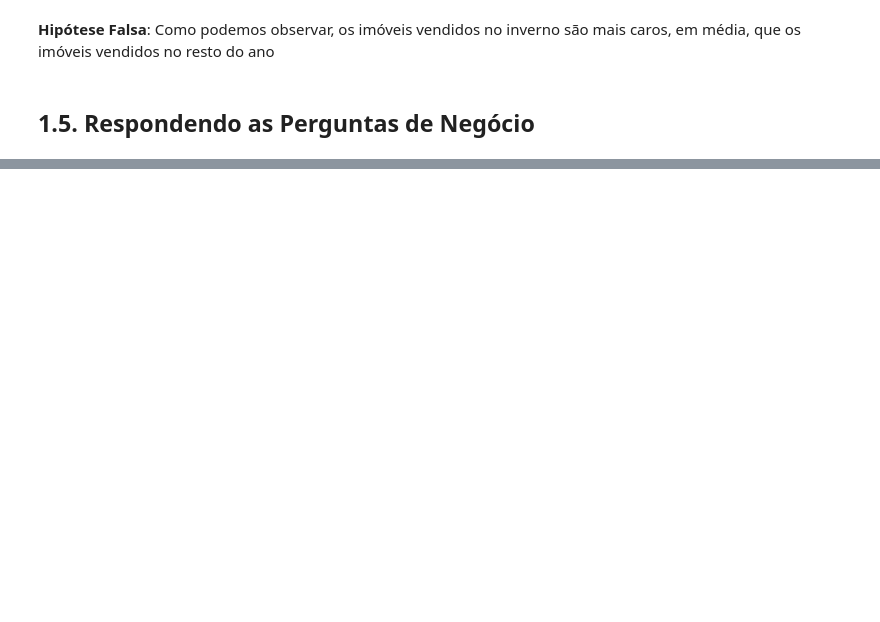
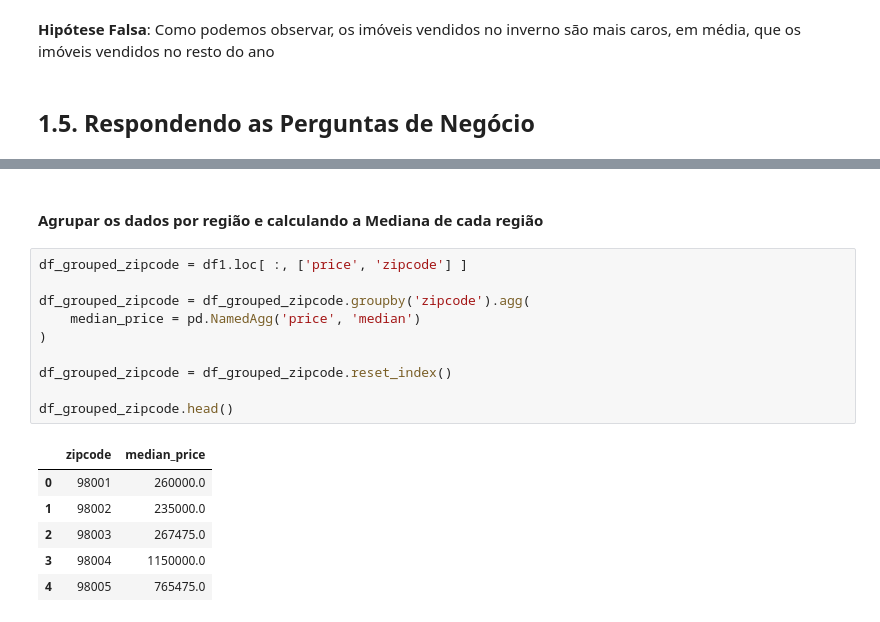
Before and after one commit to PedroFerraresi/houserocket, a Jupyter notebook: notebooks/pf_v2.0.ipynb, the cells around one changed output, grey strips where cells are left out. Cells and saved outputs as stored; diff of their text form; blank space fills up the shorter version.

```diff
--- a/notebooks/pf_v2.0.ipynb
+++ b/notebooks/pf_v2.0.ipynb
@@ -690,0 +706,19 @@ ax = ax.set(
+# %% [markdown]
+#### Agrupar os dados por região e calculando a Mediana de cada região
+# %%
+df_grouped_zipcode = df1.loc[ :, ['price', 'zipcode'] ]
+
+df_grouped_zipcode = df_grouped_zipcode.groupby('zipcode').agg(
+    median_price = pd.NamedAgg('price', 'median')
+)
+
+df_grouped_zipcode = df_grouped_zipcode.reset_index()
+
+df_grouped_zipcode.head()
+# %% [output]
+|  | zipcode | median_price |
+| 0 | 98001 | 260000.0 |
+| 1 | 98002 | 235000.0 |
+| 2 | 98003 | 267475.0 |
+| 3 | 98004 | 1150000.0 |
+| 4 | 98005 | 765475.0 |
```
Also changed, not shown: parts of 25 cells of this notebook, 1 other file.
